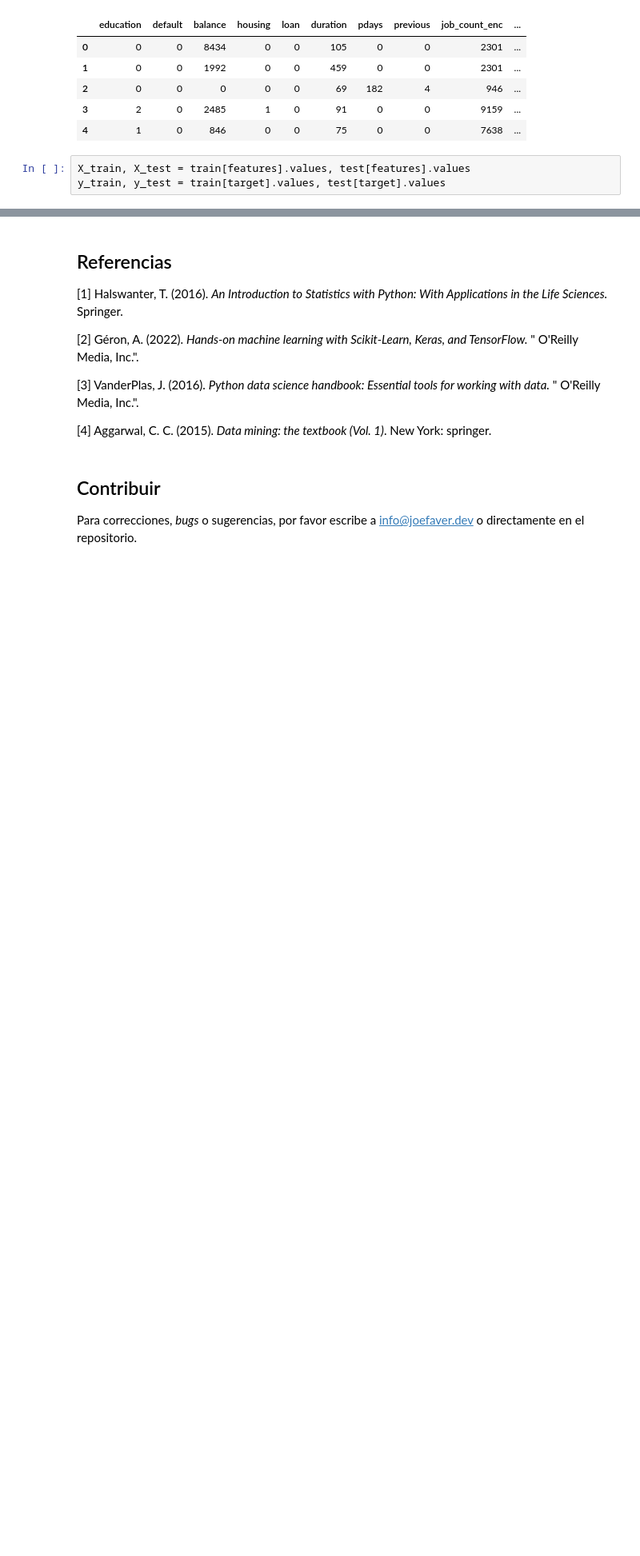
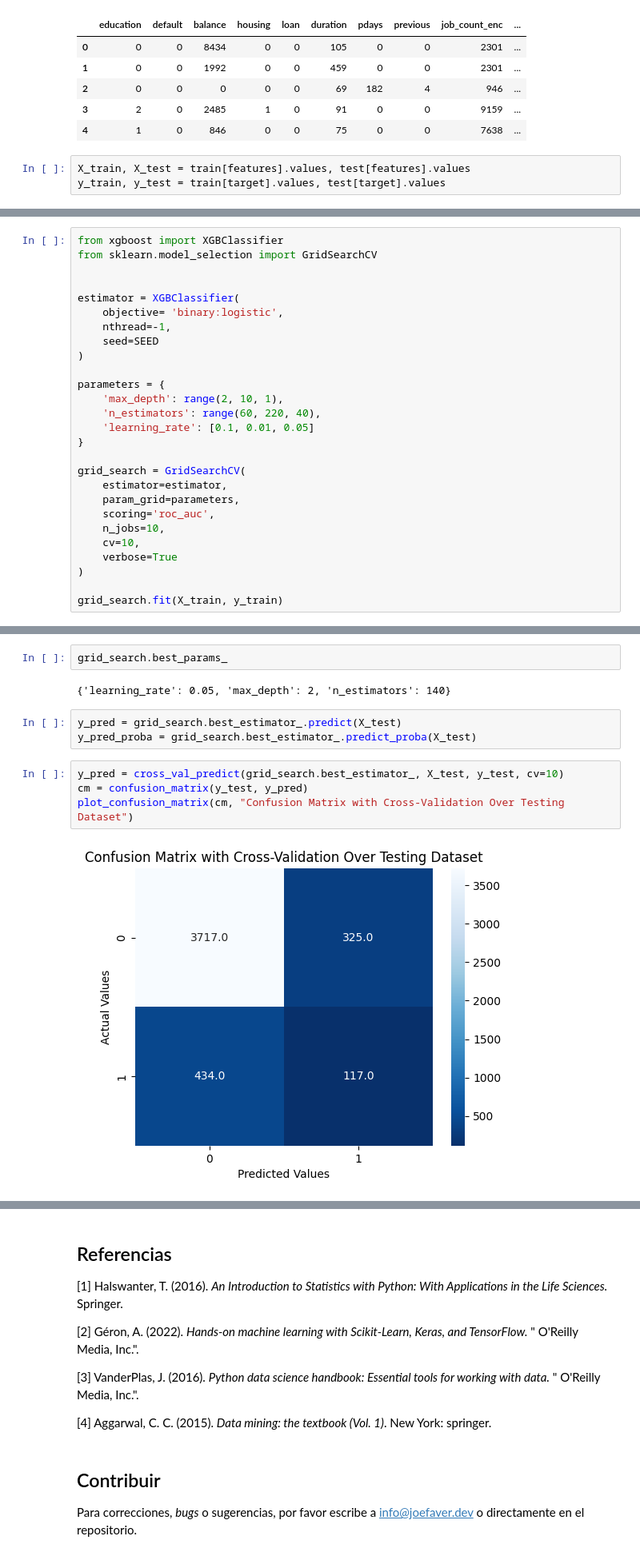
Before and after one commit to joefavergel/pbs-enae-python-applications-course, a Jupyter notebook: 1-customer-segmentation-target marketing.ipynb, the cells around one changed output, grey strips where cells are left out. Shown at 80% size. Saved outputs shown, nothing was run; the diff lists cells and outputs as text; blank space fills up the shorter version.

Commit message:
:sparkles: Implement modeling section

```diff
--- a/1-customer-segmentation-target marketing.ipynb
+++ b/1-customer-segmentation-target marketing.ipynb
@@ -937,0 +825,27 @@ for training, validation in cv.split(X, y):
+# %%
+from xgboost import XGBClassifier
+from sklearn.model_selection import GridSearchCV
+
+
+estimator = XGBClassifier(
+    objective= 'binary:logistic',
+    nthread=-1,
+    seed=SEED
+)
+
+parameters = {
+    'max_depth': range(2, 10, 1),
+    'n_estimators': range(60, 220, 40),
+    'learning_rate': [0.1, 0.01, 0.05]
+}
+
+grid_search = GridSearchCV(
+    estimator=estimator,
+    param_grid=parameters,
+    scoring='roc_auc',
+    n_jobs=10,
+    cv=10,
+    verbose=True
+)
+
+grid_search.fit(X_train, y_train)
@@ -937,0 +871,13 @@ for training, validation in cv.split(X, y):
+# %%
+grid_search.best_params_
+# %% [output]
+{'learning_rate': 0.05, 'max_depth': 2, 'n_estimators': 140}
+# %%
+y_pred = grid_search.best_estimator_.predict(X_test)
+y_pred_proba = grid_search.best_estimator_.predict_proba(X_test)
+# %%
+y_pred = cross_val_predict(grid_search.best_estimator_, X_test, y_test, cv=10)
+cm = confusion_matrix(y_test, y_pred)
+plot_confusion_matrix(cm, "Confusion Matrix with Cross-Validation Over Testing Dataset")
+# %% [output]
+[figure, added]
```
Also changed, not shown: parts of 30 cells of this notebook.
